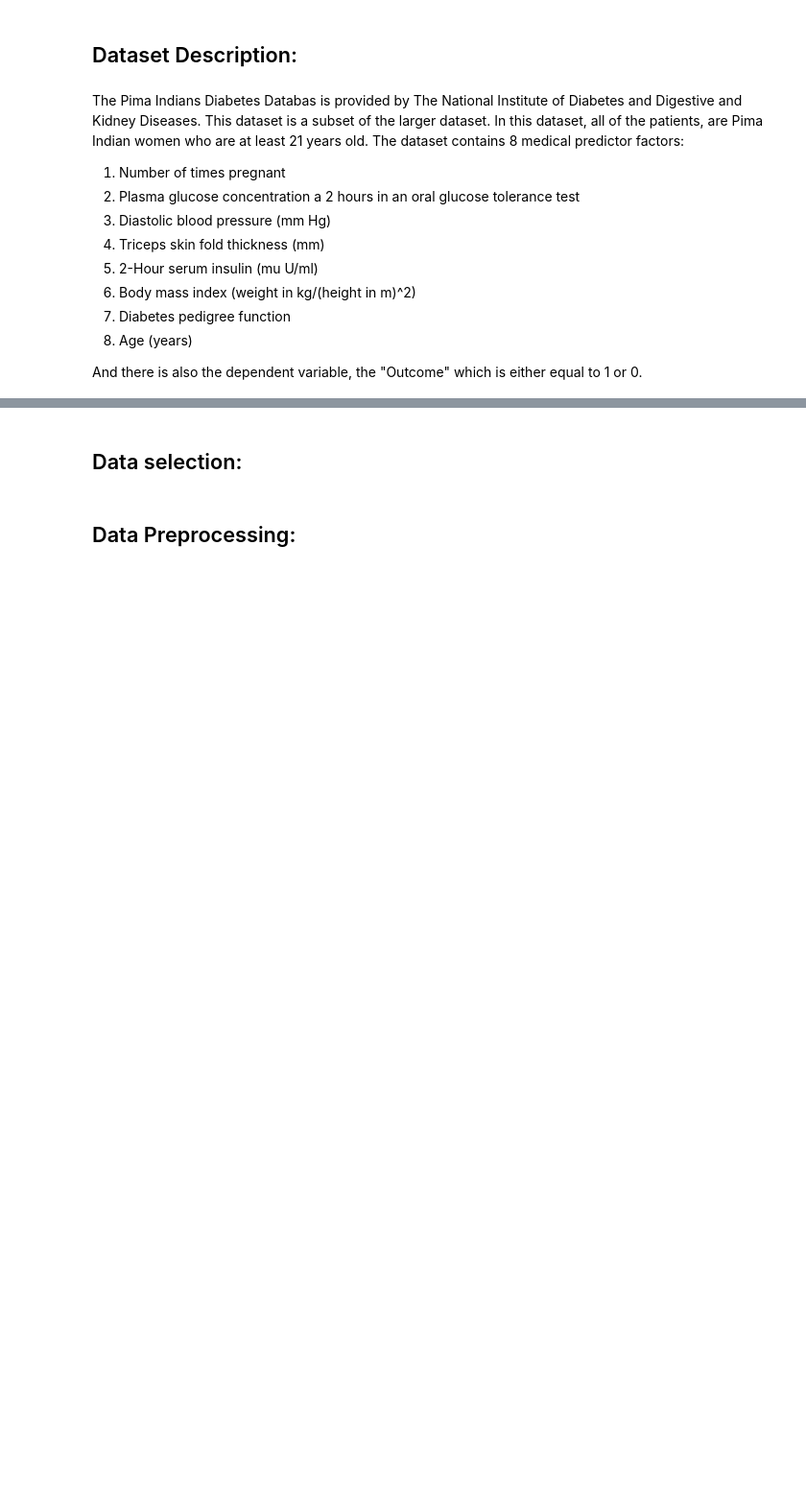
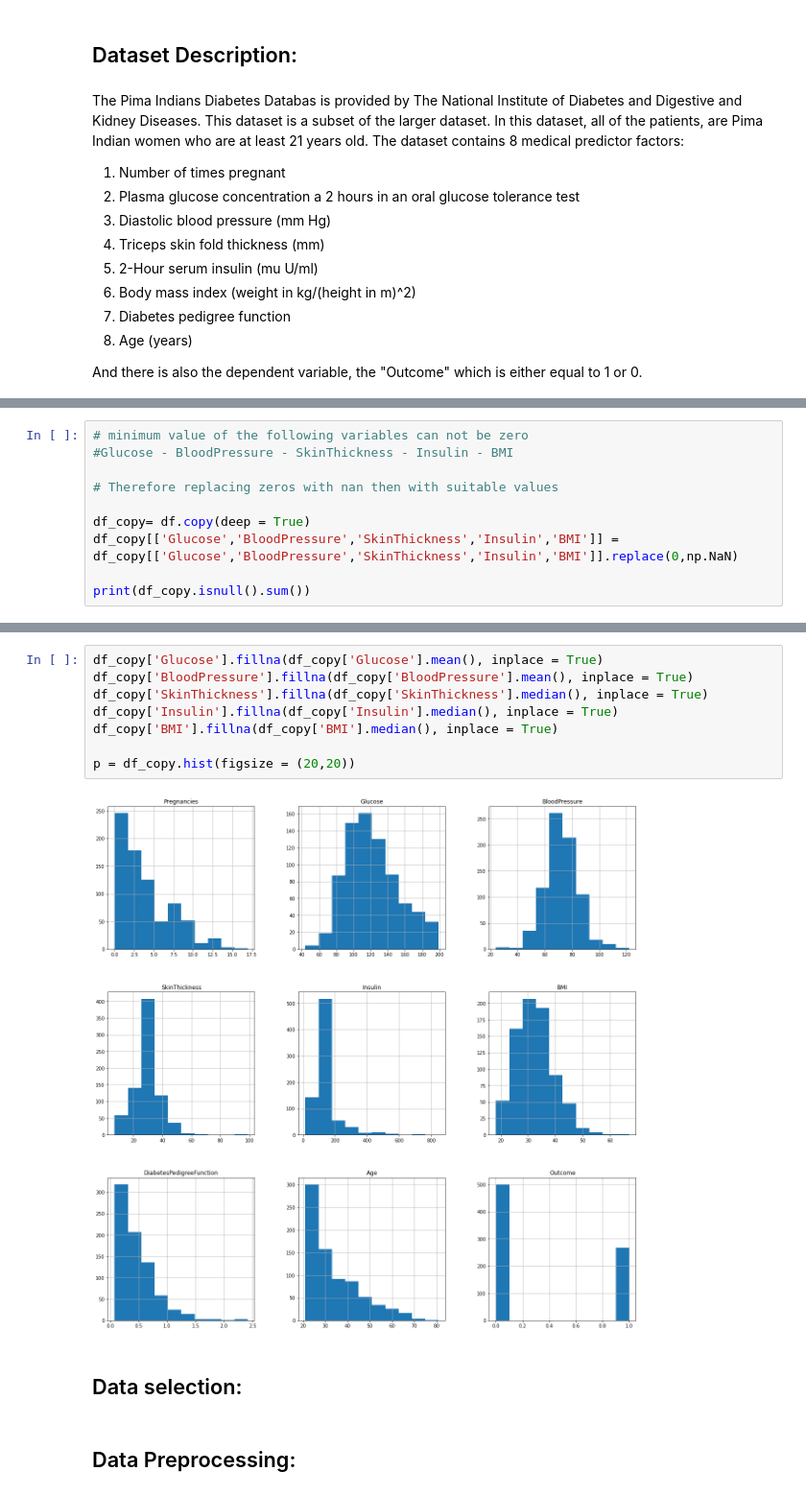
Before and after one commit to charafmrah/Pima-Indians-Diabetes-Dataset, a Jupyter notebook: Diabetes Classification-KNN-detailed.ipynb, the cells around one changed output, grey strips where cells are left out. Shown: that part at 96% size. Saved outputs shown, nothing was run; the diff lists cells and outputs as text; blank space fills up the shorter version.

```diff
--- a/Diabetes Classification-KNN-detailed.ipynb
+++ b/Diabetes Classification-KNN-detailed.ipynb
@@ -44,0 +49,10 @@ print(df.head())
+# %%
+# minimum value of the following variables can not be zero
+#Glucose - BloodPressure - SkinThickness - Insulin - BMI
+
+# Therefore replacing zeros with nan then with suitable values
+
+df_copy= df.copy(deep = True)
+df_copy[['Glucose','BloodPressure','SkinThickness','Insulin','BMI']] = df_copy[['Glucose','BloodPressure','SkinThickness','Insulin','BMI']].replace(0,np.NaN)
+
+print(df_copy.isnull().sum())
@@ -45,3 +76,13 @@ print(df.head())
+# %%
+df_copy['Glucose'].fillna(df_copy['Glucose'].mean(), inplace = True)
+df_copy['BloodPressure'].fillna(df_copy['BloodPressure'].mean(), inplace = True)
+df_copy['SkinThickness'].fillna(df_copy['SkinThickness'].median(), inplace = True)
+df_copy['Insulin'].fillna(df_copy['Insulin'].median(), inplace = True)
+df_copy['BMI'].fillna(df_copy['BMI'].median(), inplace = True)
+
+p = df_copy.hist(figsize = (20,20))
+# %% [output]
+[figure, added]
 # %% [markdown]
 ## Data selection:
 # %% [markdown]
```
Also changed, not shown: parts of 5 cells of this notebook.
